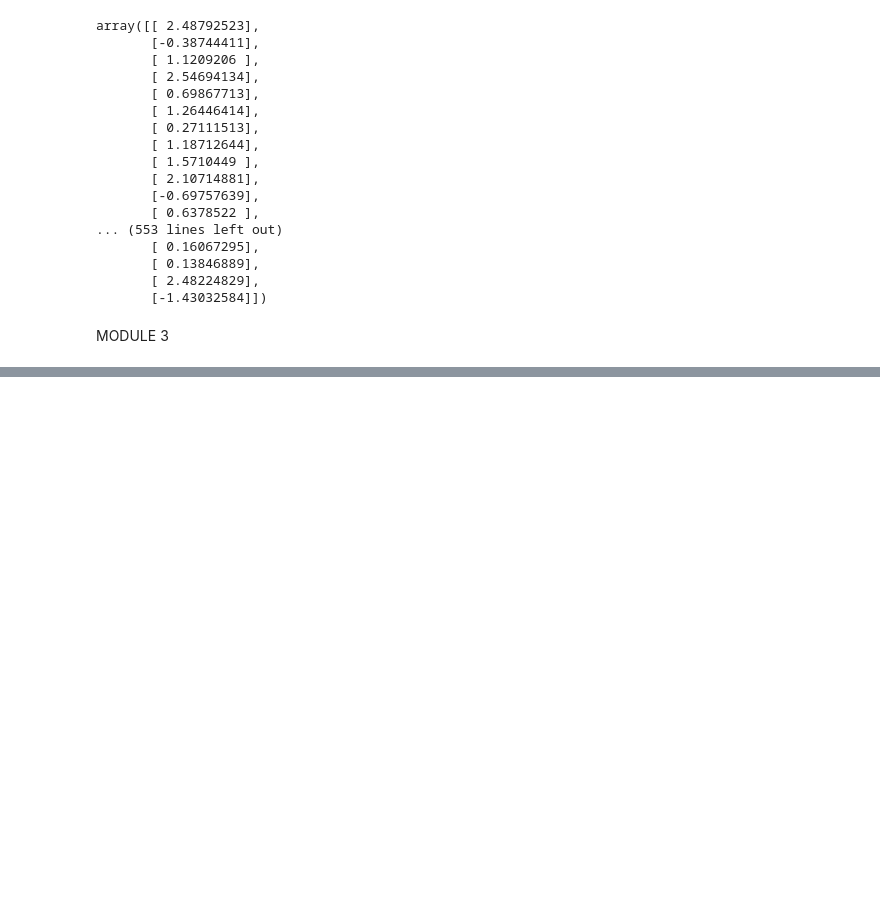
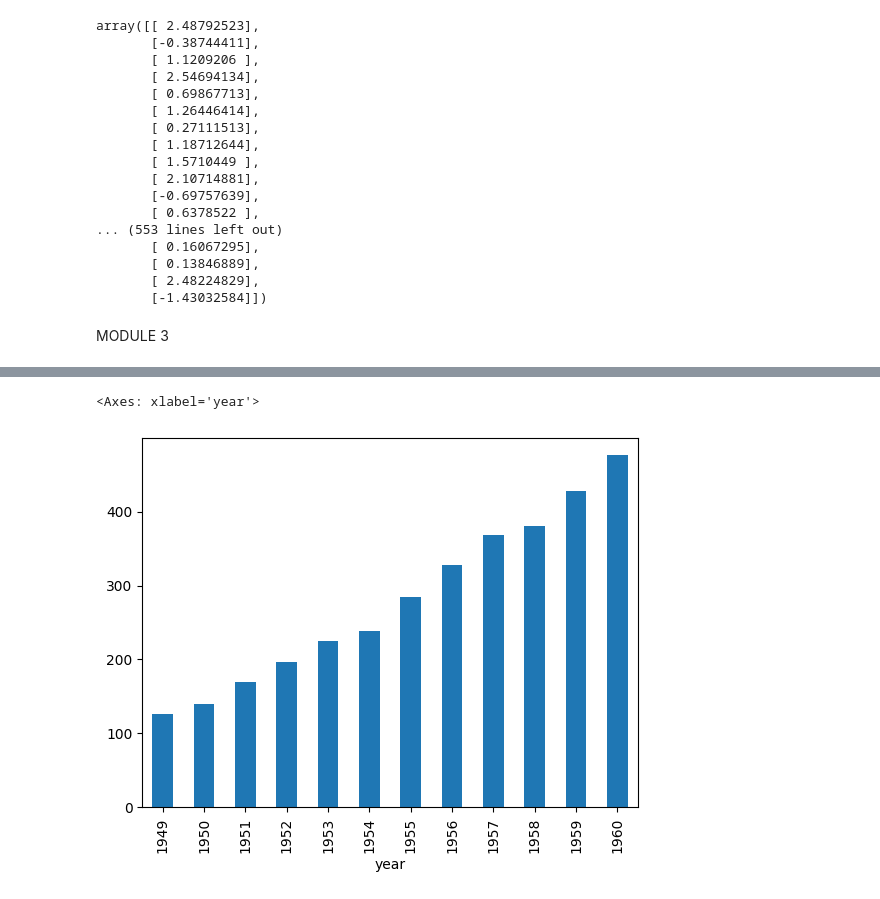
Before and after one commit to taniyeahh7/B_EDA_DA, a Jupyter notebook: EDA_JupyNb.ipynb, the cells around one changed output, grey strips where cells are left out. Drawn from its saved outputs; the diff is of its cells as text; code cells hidden in the pictures; blank space fills up the shorter version.

```diff
--- a/EDA_JupyNb.ipynb
+++ b/EDA_JupyNb.ipynb
@@ -430,0 +446,7 @@ sns.heatmap(df_nodiag.corr())
+# %%
+df["year"] = df.index.year
+grped = df.groupby('year')['value'].mean()
+grped.plot(kind = "bar")
+# %% [output]
+<Axes: xlabel='year'>
+[figure, added]
```
Also changed, not shown: parts of 27 cells of this notebook.
